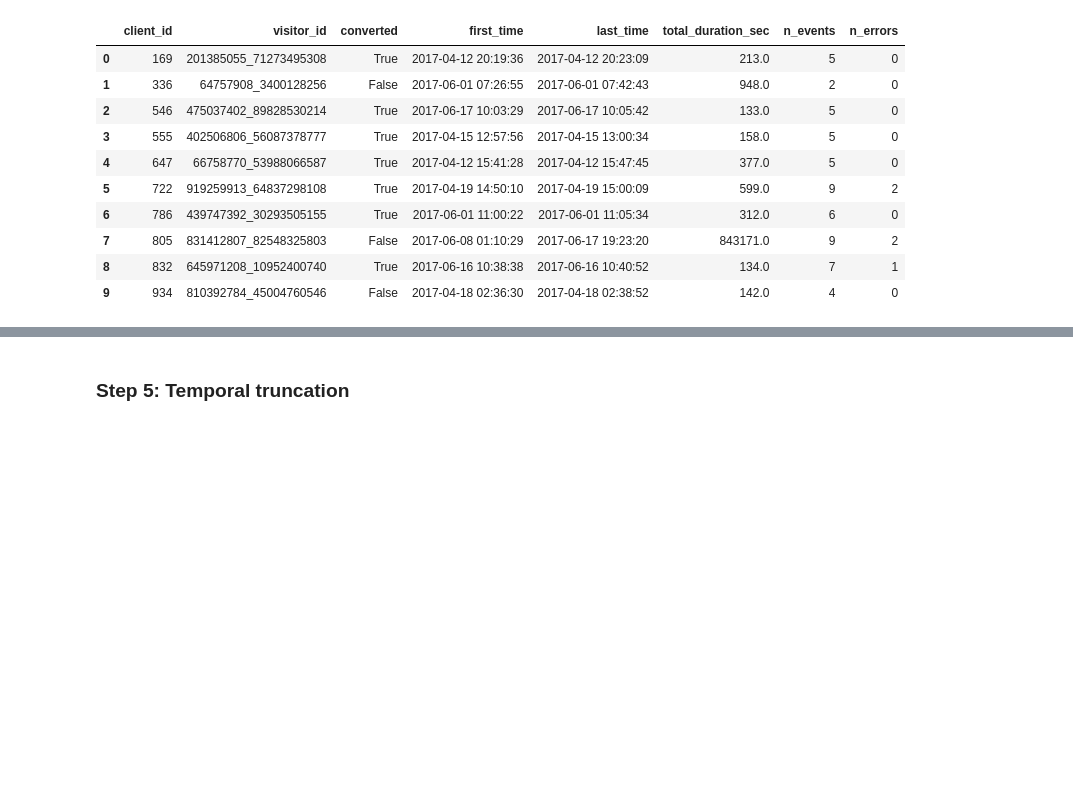
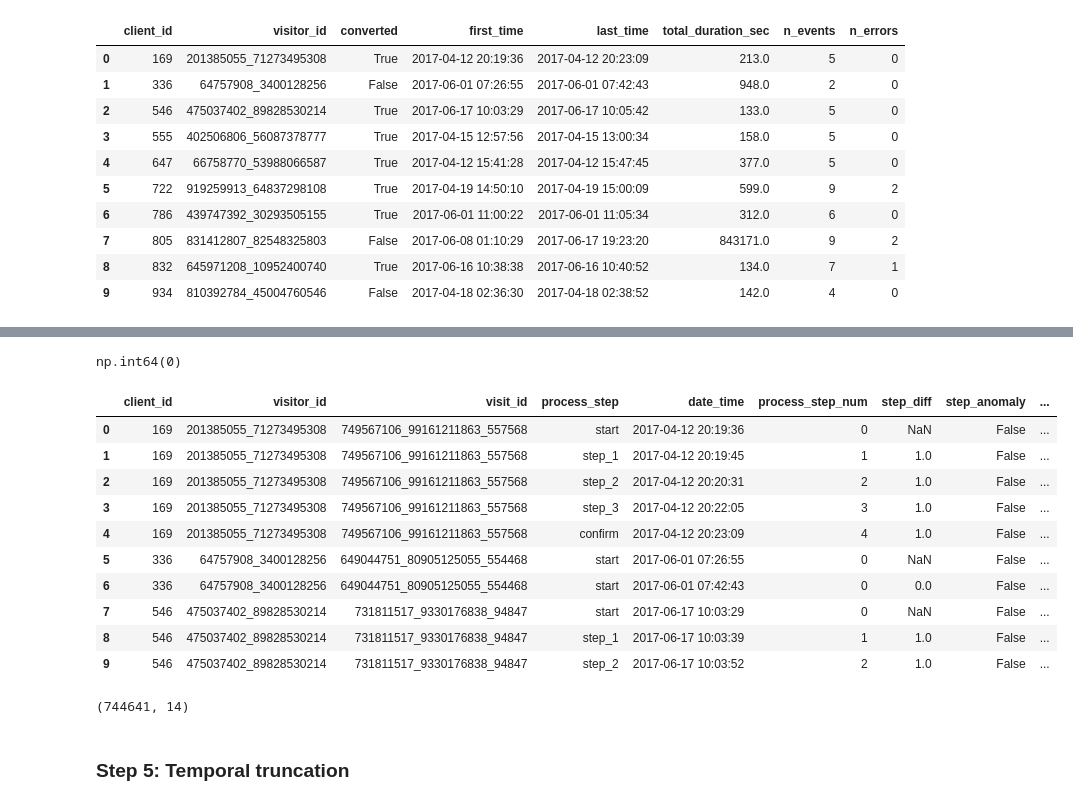
Before and after one commit to ChVlachakis/house-greyjoy, a Jupyter notebook: notebooks/data_import_christos.ipynb, the cells around one changed output, grey strips where cells are left out. Cells and saved outputs as stored; diff of their text form; code cells hidden in the pictures; blank space fills up the shorter version.

```diff
--- a/notebooks/data_import_christos.ipynb
+++ b/notebooks/data_import_christos.ipynb
@@ -373,0 +514,6 @@ attempts_df.head(10)
+# %%
+# Sort these sessions within each client
+session_starts = session_starts.sort_values(
+    ["client_id", "session_start"]
+)
+session_starts.head(5)
@@ -374,3 +622,74 @@ attempts_df.head(10)
+# %%
+# Attach merged_session_id back onto your event-level web data
+clean_web_data_df = clean_web_data_df.merge(
+    session_starts[["client_id", "visitor_id", "merged_session_id"]],
+    on=["client_id", "visitor_id"],
+    how="left"
+)
+clean_web_data_df["merged_session_id"].isna().sum()
+# %% [output]
+np.int64(0)
+# %%
+# From now on, we treat an attempt as for grouping (client_id, merged_session_id, instead of visitor_id
+clean_web_data_df = clean_web_data_df.sort_values(
+    ["client_id", "merged_session_id", "date_time"]
+)
+# %%
+# now we recompute all columns like in step 4, but given the new order of things. We will just copy paste and combine all code from step 4.
+
+# 1) Sort by merged attempt timeline
+clean_web_data_df = clean_web_data_df.sort_values(
+    ["client_id", "merged_session_id", "date_time"]
+)
+
+g = clean_web_data_df.groupby(["client_id", "merged_session_id"])
+
+# 2) Recompute step diffs (ordering quality)
+clean_web_data_df["step_diff"] = g["process_step_num"].diff()
+
+# 3) Recompute next step + per-step success
+clean_web_data_df["next_step"] = g["process_step_num"].shift(-1)
+clean_web_data_df["step_success"] = clean_web_data_df["next_step"] >= clean_web_data_df["process_step_num"]
+
+# 4) Recompute next time + durations
+clean_web_data_df["next_time"] = g["date_time"].shift(-1)
+clean_web_data_df["duration_seconds"] = (
+    clean_web_data_df["next_time"] - clean_web_data_df["date_time"]
+).dt.total_seconds()
+
+# 5) Recompute anomaly flag (optional, keep if you want)
+clean_web_data_df["step_anomaly"] = clean_web_data_df["step_diff"] < -1
+
+# 6) Recompute step_outcome labels
+clean_web_data_df["step_outcome"] = clean_web_data_df["step_success"].map({True: "success", False: "error"})
+
+# Fix last row per merged session: completed vs dropoff
+mask_last = clean_web_data_df["next_step"].isna()
+
+mask_last_confirm = mask_last & (clean_web_data_df["process_step"] == "confirm")
+clean_web_data_df.loc[mask_last_confirm, "step_outcome"] = "completed"
+
+mask_last_non_confirm = mask_last & (clean_web_data_df["process_step"] != "confirm")
+clean_web_data_df.loc[mask_last_non_confirm, "step_outcome"] = "dropoff"
+
+
+clean_web_data_df.head(10)
+# %% [output]
+|  | client_id | visitor_id | visit_id | process_step | date_time | process_step_num | step_diff | step_anomaly | ... |
+| 0 | 169 | 201385055_71273495308 | 749567106_99161211863_557568 | start | 2017-04-12 20:19:36 | 0 | NaN | False | ... |
+| 1 | 169 | 201385055_71273495308 | 749567106_99161211863_557568 | step_1 | 2017-04-12 20:19:45 | 1 | 1.0 | False | ... |
+| 2 | 169 | 201385055_71273495308 | 749567106_99161211863_557568 | step_2 | 2017-04-12 20:20:31 | 2 | 1.0 | False | ... |
+| 3 | 169 | 201385055_71273495308 | 749567106_99161211863_557568 | step_3 | 2017-04-12 20:22:05 | 3 | 1.0 | False | ... |
+| 4 | 169 | 201385055_71273495308 | 749567106_99161211863_557568 | confirm | 2017-04-12 20:23:09 | 4 | 1.0 | False | ... |
+| 5 | 336 | 64757908_3400128256 | 649044751_80905125055_554468 | start | 2017-06-01 07:26:55 | 0 | NaN | False | ... |
+| 6 | 336 | 64757908_3400128256 | 649044751_80905125055_554468 | start | 2017-06-01 07:42:43 | 0 | 0.0 | False | ... |
+| 7 | 546 | 475037402_89828530214 | 731811517_9330176838_94847 | start | 2017-06-17 10:03:29 | 0 | NaN | False | ... |
+| 8 | 546 | 475037402_89828530214 | 731811517_9330176838_94847 | step_1 | 2017-06-17 10:03:39 | 1 | 1.0 | False | ... |
+| 9 | 546 | 475037402_89828530214 | 731811517_9330176838_94847 | step_2 | 2017-06-17 10:03:52 | 2 | 1.0 | False | ... |
+# %%
+clean_web_data_df.shape
+# %% [output]
+(744641, 14)
 # %% [markdown]
 ### Step 5: Temporal truncation
 # %% [markdown]
```
Also changed, not shown: parts of 68 cells of this notebook, 6 other files.
